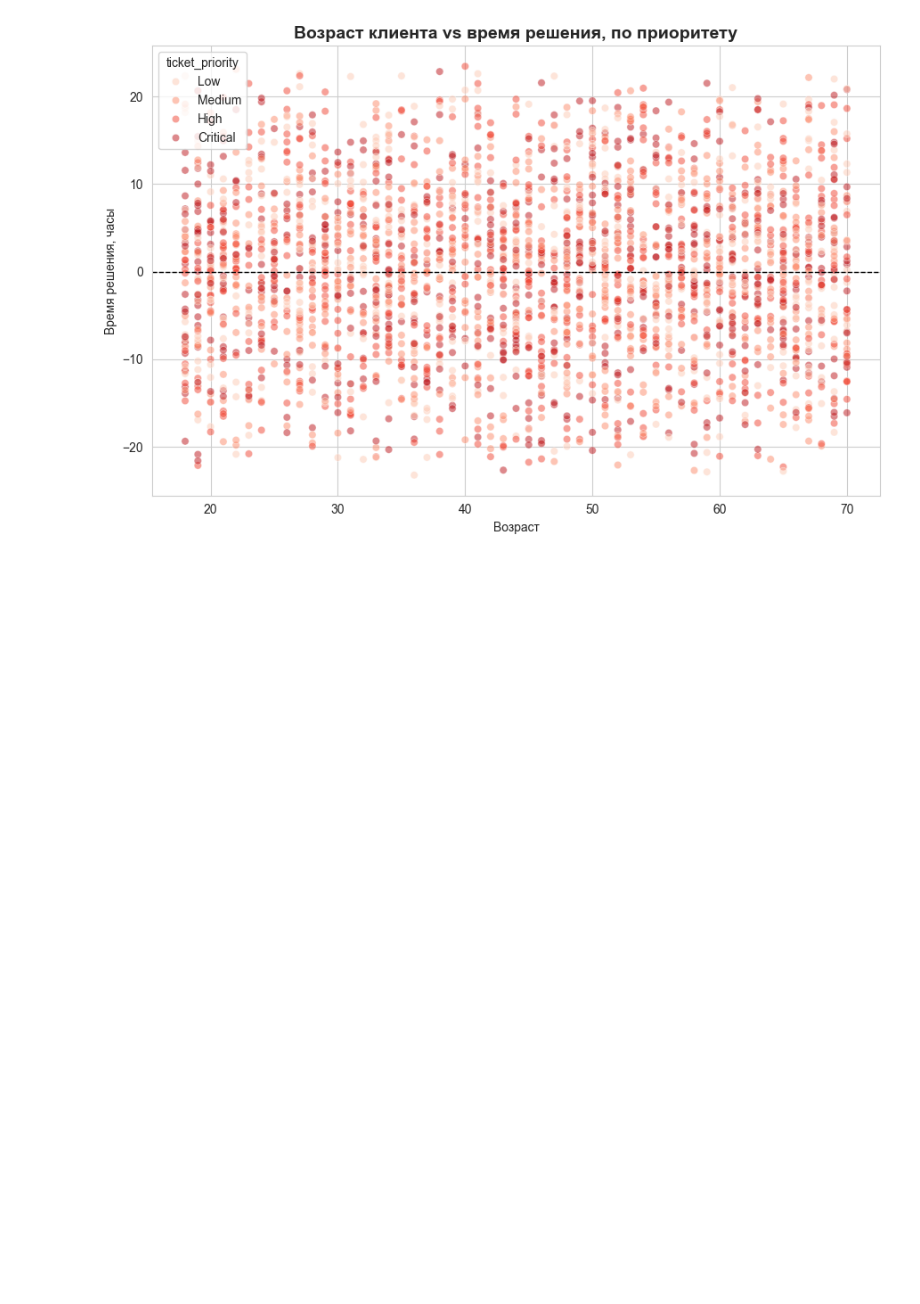
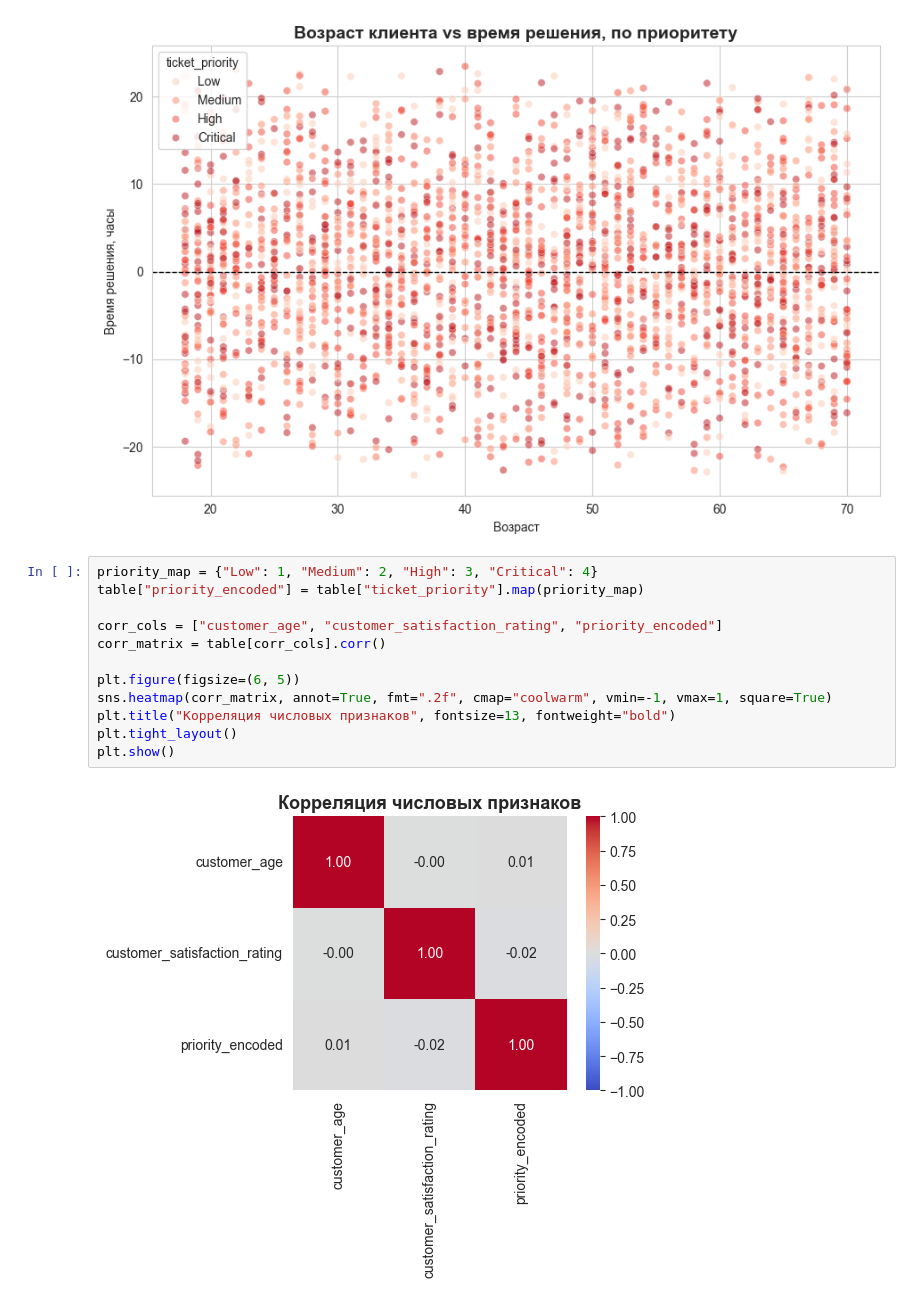
Before and after one commit to sevavargin/Customer-support, a Jupyter notebook: notebooks/eda.ipynb, the cells around one changed output. Drawn from its saved outputs; the diff is of its cells as text; blank space fills up the shorter version.

```diff
--- a/notebooks/eda.ipynb
+++ b/notebooks/eda.ipynb
@@ -172,3 +176,17 @@ plt.tight_layout()
 plt.show()
 # %% [output]
 [figure]
+# %%
+priority_map = {"Low": 1, "Medium": 2, "High": 3, "Critical": 4}
+table["priority_encoded"] = table["ticket_priority"].map(priority_map)
+
+corr_cols = ["customer_age", "customer_satisfaction_rating", "priority_encoded"]
+corr_matrix = table[corr_cols].corr()
+
+plt.figure(figsize=(6, 5))
+sns.heatmap(corr_matrix, annot=True, fmt=".2f", cmap="coolwarm", vmin=-1, vmax=1, square=True)
+plt.title("Корреляция числовых признаков", fontsize=13, fontweight="bold")
+plt.tight_layout()
+plt.show()
+# %% [output]
+[figure, added]
```
Also changed, not shown: parts of 6 cells of this notebook.
